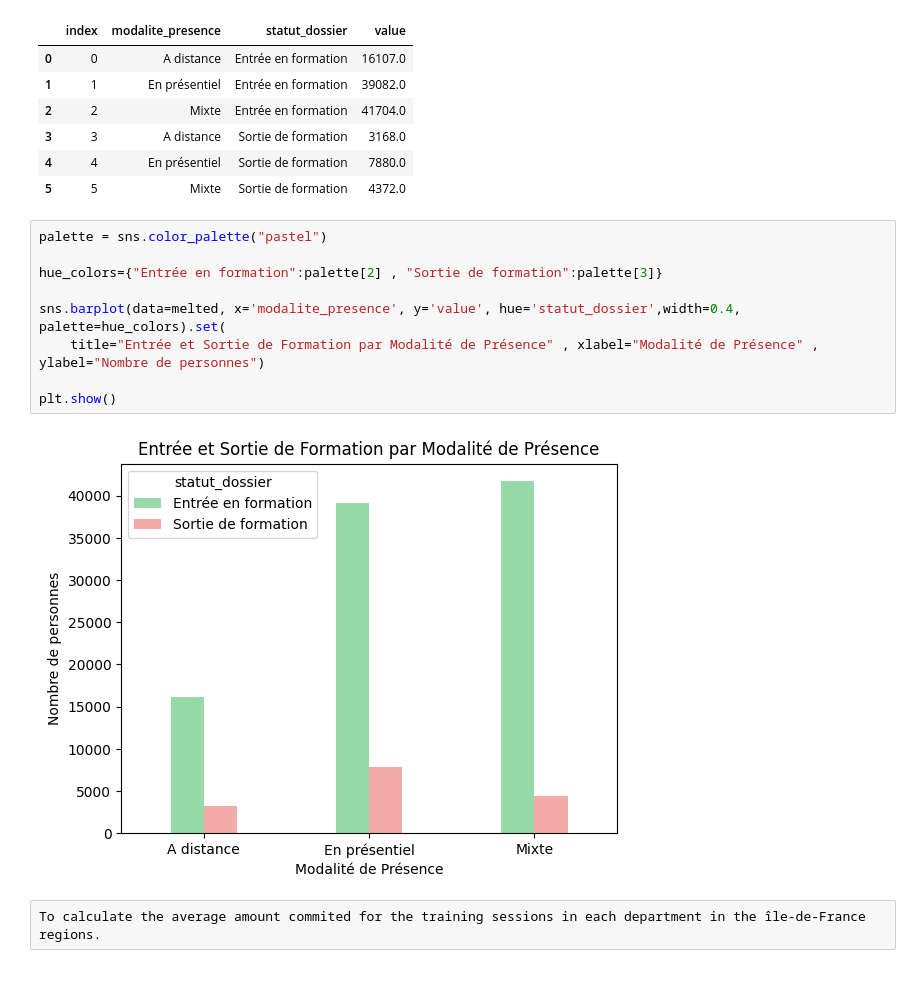
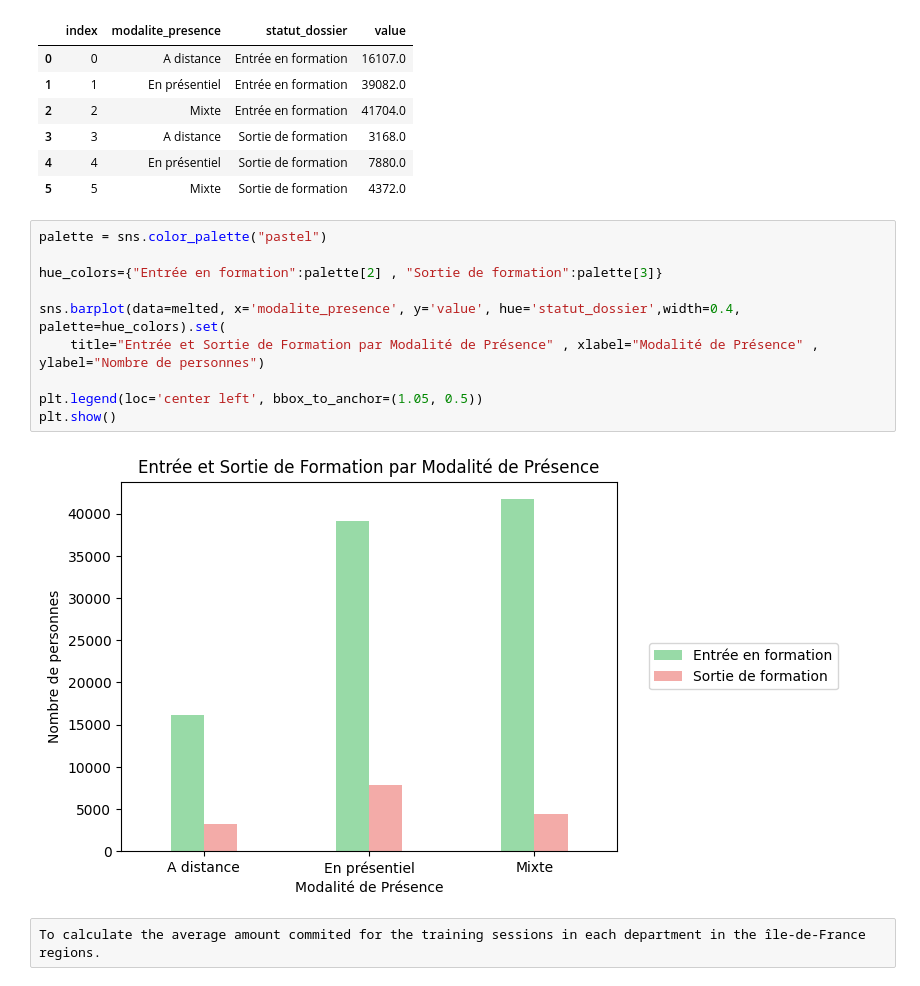
Before and after one commit to JosephYudita/auto, a Jupyter notebook: autonomous application on a dataset(Yudita).ipynb, the cells around one changed output. Drawn from its saved outputs; the diff is of its cells as text.

```diff
--- a/autonomous application on a dataset(Yudita).ipynb
+++ b/autonomous application on a dataset(Yudita).ipynb
@@ -208,14 +208,15 @@ melted
 # %%
 palette = sns.color_palette("pastel")
 
 hue_colors={"Entrée en formation":palette[2] , "Sortie de formation":palette[3]}
 
 sns.barplot(data=melted, x='modalite_presence', y='value', hue='statut_dossier',width=0.4, palette=hue_colors).set(
     title="Entrée et Sortie de Formation par Modalité de Présence" , xlabel="Modalité de Présence" , ylabel="Nombre de personnes")
 
+plt.legend(loc='center left', bbox_to_anchor=(1.05, 0.5))
 plt.show()
 # %% [output]
-[figure, old version]
+[figure, new version]
 # %% [raw]
 To calculate the average amount commited for the training sessions in each department in the île-de-France regions.
 # %%
```
Also changed, not shown: parts of 1 cell of this notebook.
